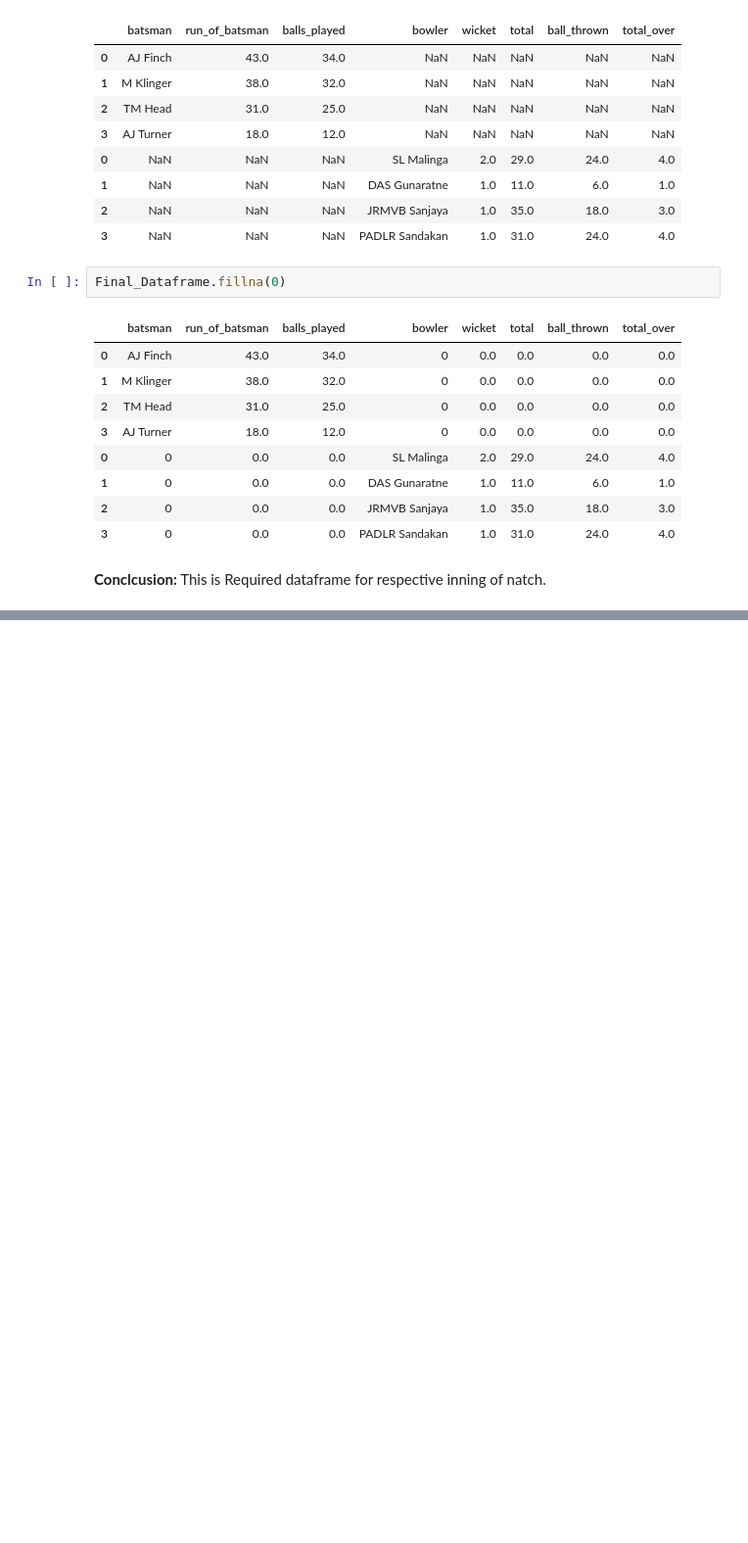
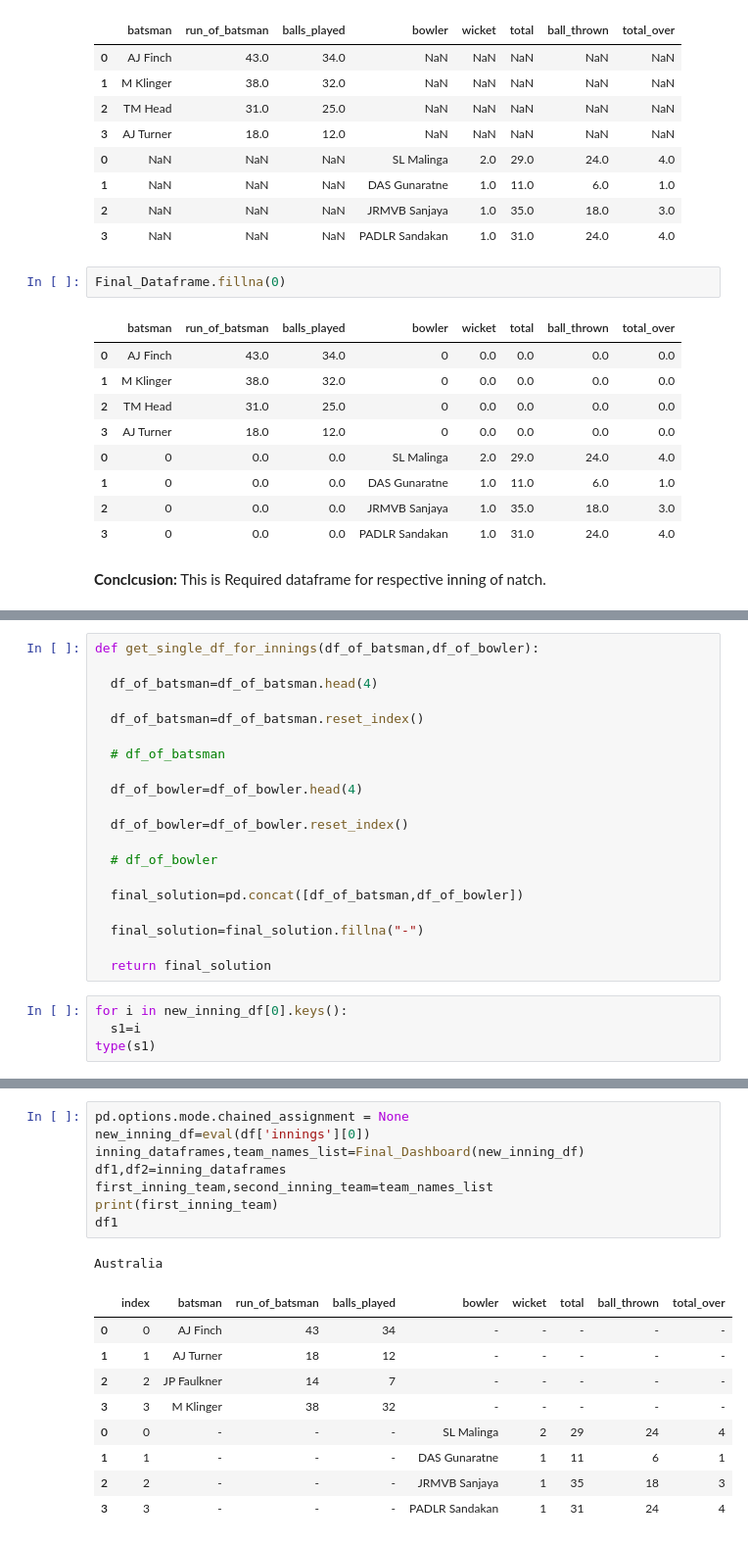
Before and after one commit to Gauravms2143/-International_T20_Data-Analysis--Self-Project.ipynb, a Jupyter notebook: International_T20_Data_Analysis_Self_Project.ipynb, the cells around one changed output, grey strips where cells are left out. Shown: that part at 98% size. Drawn from its saved outputs; the diff is of its cells as text; blank space fills up the shorter version.

```diff
--- a/International_T20_Data_Analysis_Self_Project.ipynb
+++ b/International_T20_Data_Analysis_Self_Project.ipynb
@@ -887,0 +985,24 @@ This is Required dataframe for respective inning of natch.
+# %%
+def get_single_df_for_innings(df_of_batsman,df_of_bowler):
+
+  df_of_batsman=df_of_batsman.head(4)
+
+  df_of_batsman=df_of_batsman.reset_index()
+
+  # df_of_batsman
+
+  df_of_bowler=df_of_bowler.head(4)
+
+  df_of_bowler=df_of_bowler.reset_index()
+
+  # df_of_bowler
+
+  final_solution=pd.concat([df_of_batsman,df_of_bowler])
+
+  final_solution=final_solution.fillna("-")
+
+  return final_solution
+# %%
+for i in new_inning_df[0].keys():
+  s1=i
+type(s1)
@@ -887,0 +1108,19 @@ This is Required dataframe for respective inning of natch.
+# %%
+pd.options.mode.chained_assignment = None
+new_inning_df=eval(df['innings'][0])
+inning_dataframes,team_names_list=Final_Dashboard(new_inning_df)
+df1,df2=inning_dataframes
+first_inning_team,second_inning_team=team_names_list
+print(first_inning_team)
+df1
+# %% [output]
+Australia
+|  | index | batsman | run_of_batsman | balls_played | bowler | wicket | total | ball_thrown | total_over |
+| 0 | 0 | AJ Finch | 43 | 34 | - | - | - | - | - |
+| 1 | 1 | AJ Turner | 18 | 12 | - | - | - | - | - |
+| 2 | 2 | JP Faulkner | 14 | 7 | - | - | - | - | - |
+| 3 | 3 | M Klinger | 38 | 32 | - | - | - | - | - |
+| 0 | 0 | - | - | - | SL Malinga | 2 | 29 | 24 | 4 |
+| 1 | 1 | - | - | - | DAS Gunaratne | 1 | 11 | 6 | 1 |
+| 2 | 2 | - | - | - | JRMVB Sanjaya | 1 | 35 | 18 | 3 |
+| 3 | 3 | - | - | - | PADLR Sandakan | 1 | 31 | 24 | 4 |
```
Also changed, not shown: parts of 12 cells of this notebook.
